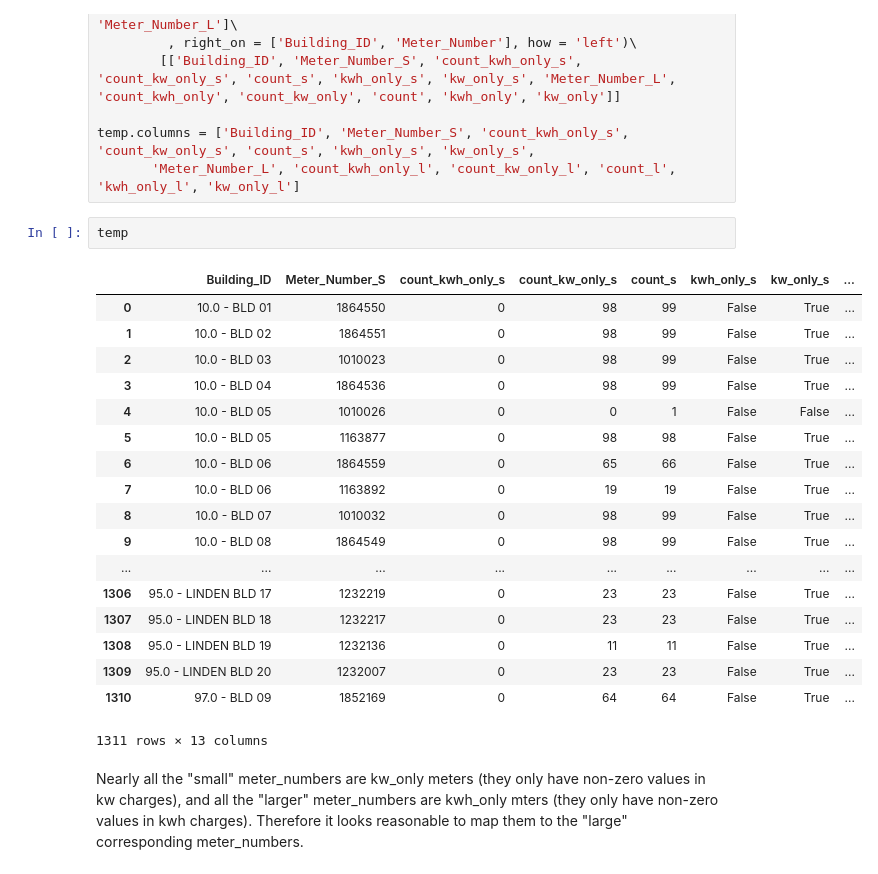
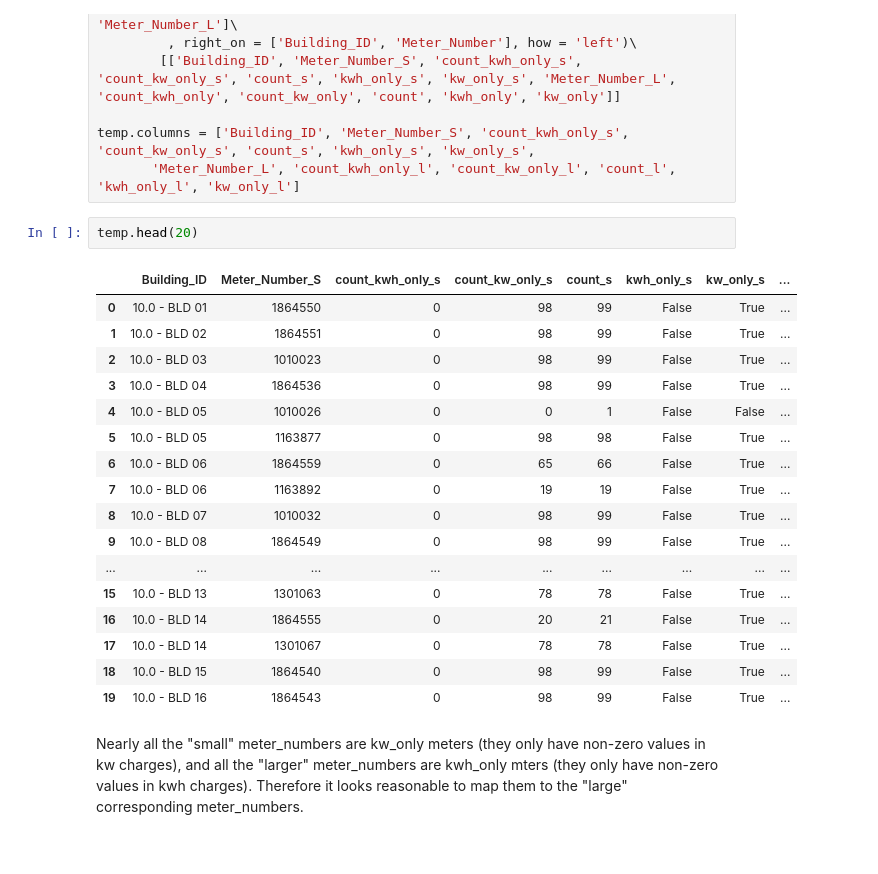
Before and after one commit to jasonfeiwang/Anomaly-Detectors, a Jupyter notebook: src/EDA-NYCHA-Electricity-Data_Cleaning.ipynb, the cells around one changed output. Cells and saved outputs as stored; diff of their text form.

```diff
--- a/src/EDA-NYCHA-Electricity-Data_Cleaning.ipynb
+++ b/src/EDA-NYCHA-Electricity-Data_Cleaning.ipynb
@@ -833,26 +832,25 @@ temp = pd.merge(temp, df_meter_type, left_on = ['Building_ID', 'Meter_Number_L']
 temp.columns = ['Building_ID', 'Meter_Number_S', 'count_kwh_only_s', 'count_kw_only_s', 'count_s', 'kwh_only_s', 'kw_only_s',
        'Meter_Number_L', 'count_kwh_only_l', 'count_kw_only_l', 'count_l', 'kwh_only_l', 'kw_only_l']
 # %%
-temp
+temp.head(20)
 # %% [output]
 |  | Building_ID | Meter_Number_S | count_kwh_only_s | count_kw_only_s | count_s | kwh_only_s | kw_only_s | ... |
 | 0 | 10.0 - BLD 01 | 1864550 | 0 | 98 | 99 | False | True | ... |
 | 1 | 10.0 - BLD 02 | 1864551 | 0 | 98 | 99 | False | True | ... |
 | 2 | 10.0 - BLD 03 | 1010023 | 0 | 98 | 99 | False | True | ... |
 | 3 | 10.0 - BLD 04 | 1864536 | 0 | 98 | 99 | False | True | ... |
 | 4 | 10.0 - BLD 05 | 1010026 | 0 | 0 | 1 | False | False | ... |
 | 5 | 10.0 - BLD 05 | 1163877 | 0 | 98 | 98 | False | True | ... |
 | 6 | 10.0 - BLD 06 | 1864559 | 0 | 65 | 66 | False | True | ... |
 | 7 | 10.0 - BLD 06 | 1163892 | 0 | 19 | 19 | False | True | ... |
 | 8 | 10.0 - BLD 07 | 1010032 | 0 | 98 | 99 | False | True | ... |
 | 9 | 10.0 - BLD 08 | 1864549 | 0 | 98 | 99 | False | True | ... |
 | ... | ... | ... | ... | ... | ... | ... | ... | ... |
-| 1306 | 95.0 - LINDEN BLD 17 | 1232219 | 0 | 23 | 23 | False | True | ... |
-| 1307 | 95.0 - LINDEN BLD 18 | 1232217 | 0 | 23 | 23 | False | True | ... |
-| 1308 | 95.0 - LINDEN BLD 19 | 1232136 | 0 | 11 | 11 | False | True | ... |
-| 1309 | 95.0 - LINDEN BLD 20 | 1232007 | 0 | 23 | 23 | False | True | ... |
-| 1310 | 97.0 - BLD 09 | 1852169 | 0 | 64 | 64 | False | True | ... |
+| 15 | 10.0 - BLD 13 | 1301063 | 0 | 78 | 78 | False | True | ... |
+| 16 | 10.0 - BLD 14 | 1864555 | 0 | 20 | 21 | False | True | ... |
+| 17 | 10.0 - BLD 14 | 1301067 | 0 | 78 | 78 | False | True | ... |
+| 18 | 10.0 - BLD 15 | 1864540 | 0 | 98 | 99 | False | True | ... |
+| 19 | 10.0 - BLD 16 | 1864543 | 0 | 98 | 99 | False | True | ... |
-1311 rows × 13 columns
 # %% [markdown]
 Nearly all the "small" meter_numbers are kw_only meters (they only have non-zero values in kw charges), and all the "larger" meter_numbers are kwh_only mters (they only have non-zero values in kwh charges). Therefore it looks reasonable to map them to the "large" corresponding meter_numbers.
 # %% [markdown]
```
Also changed, not shown: parts of 35 cells of this notebook, 6 other files.
